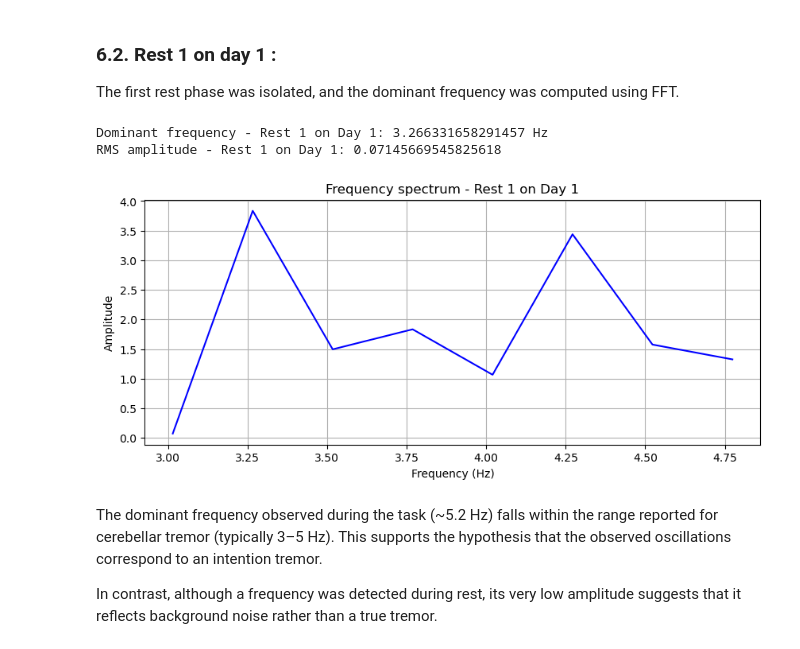
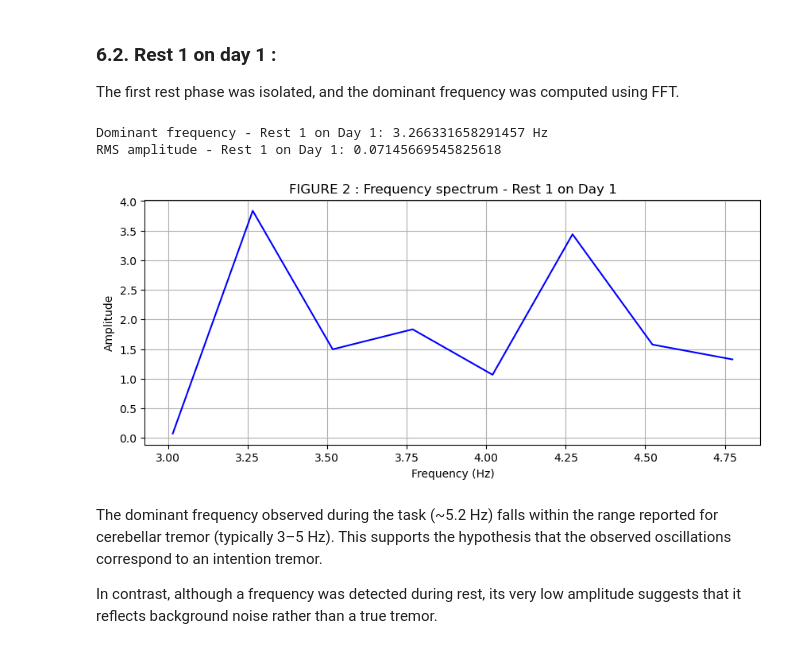
Before and after one commit to zemmahisofi-byte/Projet_R_Python, a Jupyter notebook: Projet_python/main.ipynb, the cells around one changed output. Cells and saved outputs as stored; diff of their text form; code cells hidden in the pictures.

Commit message:
creation of figures for Day 1 and export into PDF

```diff
--- a/Projet_python/main.ipynb
+++ b/Projet_python/main.ipynb
@@ -264,35 +264,36 @@ positive_freqs_rest1_d1 = freqs_rest1_d1[:len(freqs_rest1_d1)//2]
 positive_fft_rest1_d1 = fft_values_rest1_d1[:len(fft_values_rest1_d1)//2]
 
 # Mask 3–5 Hz
 mask_rest1_d1 = (positive_freqs_rest1_d1 >= 3) & (positive_freqs_rest1_d1 <= 5)
 
 # Dominant frequency
 dominant_freq_rest1_d1 = positive_freqs_rest1_d1[mask_rest1_d1][
     np.argmax(positive_fft_rest1_d1[mask_rest1_d1])
 ]
 
 print("Dominant frequency - Rest 1 on Day 1:", dominant_freq_rest1_d1, "Hz")
 
 # RMS amplitude
 rms_rest1_d1 = np.sqrt(np.mean(signal_centered_rest1_d1**2))
 print("RMS amplitude - Rest 1 on Day 1:", rms_rest1_d1)
 
 # Plot frequency spectrum
 plt.figure(figsize=(10,4))
 plt.plot(
     positive_freqs_rest1_d1[mask_rest1_d1],
     positive_fft_rest1_d1[mask_rest1_d1],
     color="blue"
 )
 plt.xlabel("Frequency (Hz)")
 plt.ylabel("Amplitude")
-plt.title("Frequency spectrum - Rest 1 on Day 1")
+plt.title("FIGURE 2 : Frequency spectrum - Rest 1 on Day 1")
 plt.grid(True)
+plt.savefig("results/figures/FIGURE 2 : Frequency spectrum - Rest 1 on Day 1.pdf", bbox_inches="tight")
 plt.show()
 # %% [output]
 Dominant frequency - Rest 1 on Day 1: 3.266331658291457 Hz
 RMS amplitude - Rest 1 on Day 1: 0.07145669545825618
-[figure, old version]
+[figure, new version]
 # %% [markdown]
 The dominant frequency observed during the task (~5.2 Hz) falls within the range reported for cerebellar tremor (typically 3–5 Hz). This supports the hypothesis that the observed oscillations correspond to an intention tremor.
 
```
Also changed, not shown: parts of 2 cells of this notebook, 2 other files.
